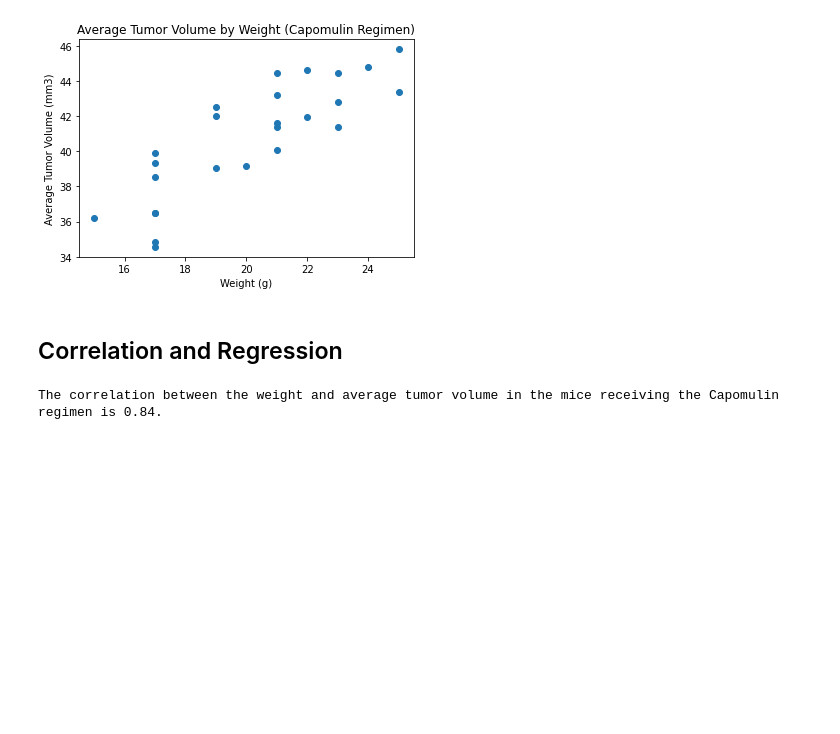
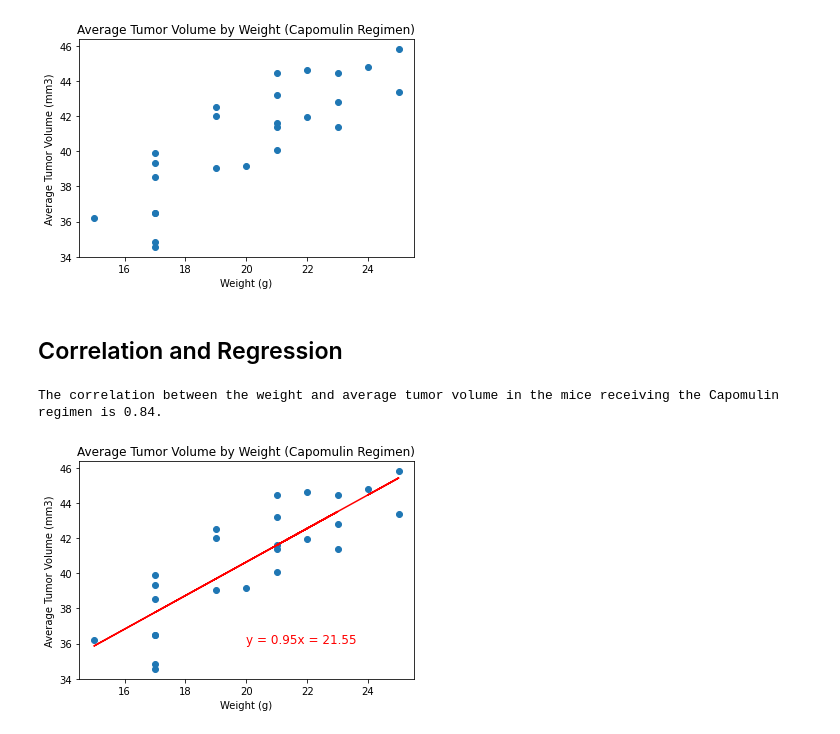
Before and after one commit to AndrewMSchell/MatPlotLib-Challenge, a Jupyter notebook: Pymaceuticals/pymaceuticals_starter.ipynb, the cells around one changed output. Drawn from its saved outputs; the diff is of its cells as text; code cells hidden in the pictures; blank space fills up the shorter version.

```diff
--- a/Pymaceuticals/pymaceuticals_starter.ipynb
+++ b/Pymaceuticals/pymaceuticals_starter.ipynb
@@ -262,13 +263,24 @@ plt.show()
 # %%
 # Calculate the correlation coefficient and linear regression model
 # for mouse weight and average tumor volume for the Capomulin regimen
 capomulin = merged_mice.loc[merged_mice["Drug Regimen"] == "Capomulin"]
 average_tumor_volume = pd.DataFrame(capomulin.groupby("Mouse ID")["Tumor Volume (mm3)"].mean().sort_values()).reset_index().rename(columns={"Tumor Volume (mm3)": "Average Tumor Volume"})
 average_tumor_volume = pd.merge(capomulin, average_tumor_volume, on="Mouse ID")
 average_tumor_volume = average_tumor_volume[["Weight (g)", "Average Tumor Volume"]].drop_duplicates()
 x = average_tumor_volume["Weight (g)"]
 y = average_tumor_volume["Average Tumor Volume"]
 correlation = st.pearsonr(x,y)
 print(f"The correlation between the weight and average tumor volume in the mice receiving the Capomulin regimen is {round(correlation[0],2)}.")
+(slope, intercept, rvalue, pvalue, stderr) = linregress(x,y)
+regress_values = x * slope + intercept
+line = "y = " + str(round(slope,2)) + "x = " + str(round(intercept,2))
+plt.scatter(x, y)
+plt.plot(x, regress_values, "r-")
+plt.title("Average Tumor Volume by Weight (Capomulin Regimen)")
+plt.xlabel("Weight (g)")
+plt.ylabel("Average Tumor Volume (mm3)")
+plt.annotate(line, (20,36), fontsize=12, color="red")
+plt.show()
 # %% [output]
 The correlation between the weight and average tumor volume in the mice receiving the Capomulin regimen is 0.84.
+[figure, added]
```
Also changed, not shown: parts of 2 cells of this notebook.
